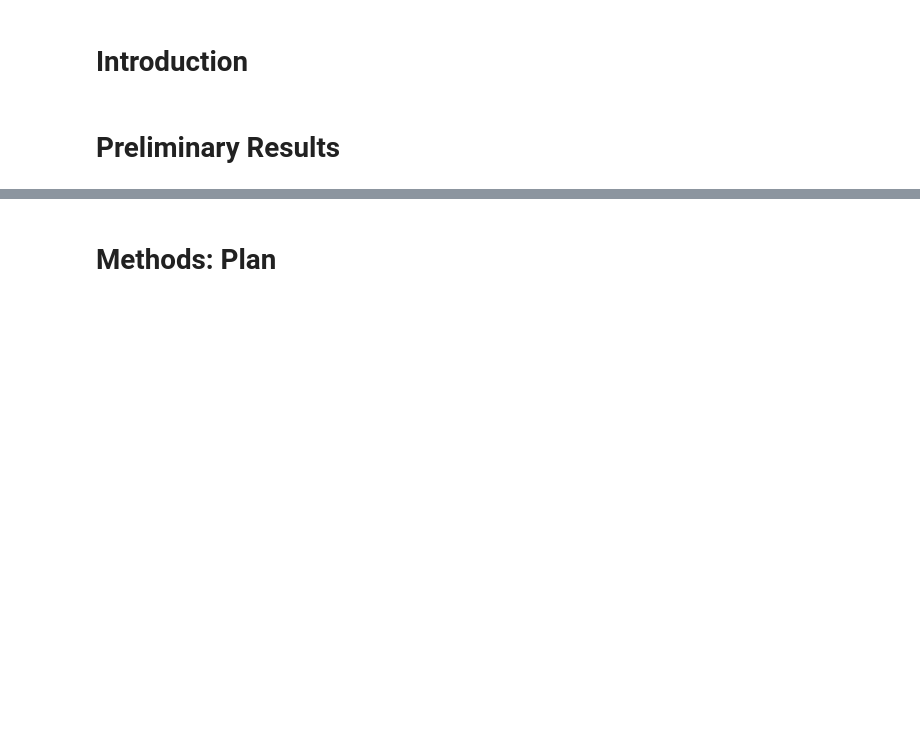
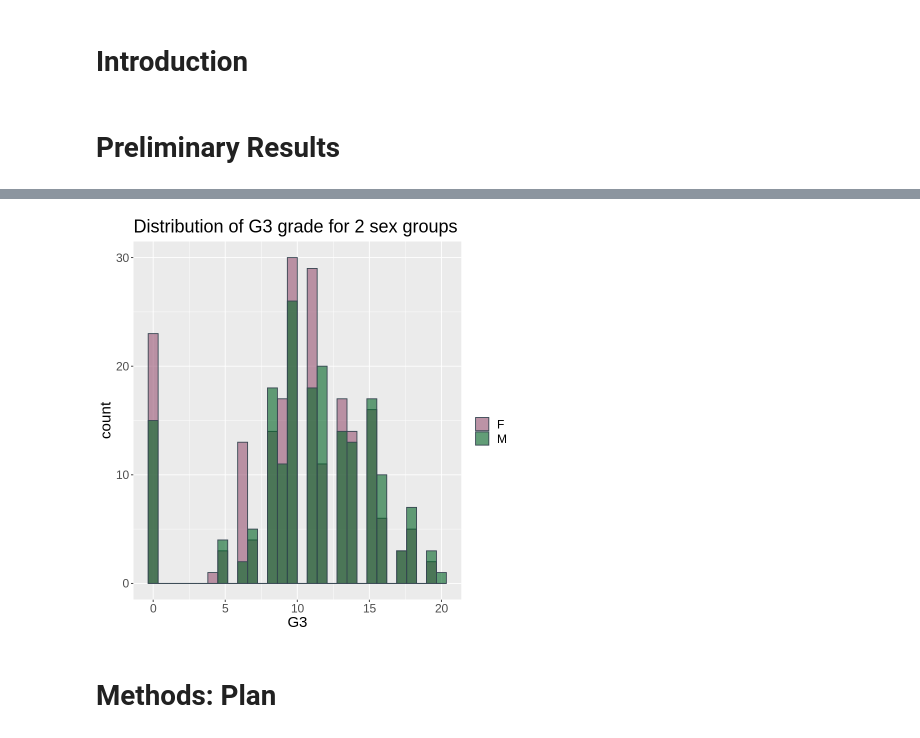
Before and after one commit to agoel25/stat_201_group_11, a Jupyter notebook: Proposal.ipynb, the cells around one changed output, grey strips where cells are left out. Drawn from its saved outputs; the diff is of its cells as text; code cells hidden in the pictures; blank space fills up the shorter version.

```diff
--- a/Proposal.ipynb
+++ b/Proposal.ipynb
@@ -12,0 +41,3 @@ Jialu Jin   24403594
+# %%
+grade <- read.csv("student-mat.csv", header=T, sep=";")
+head(grade)
@@ -13,3 +54,17 @@ Jialu Jin   24403594
+# %%
+G3grade <- grade %>%
+    select(sex,guardian,schoolsup,famsup,paid,higher,internet,romantic,G3)
+# %%
+histogram <- G3grade %>%
+    ggplot(aes(x = G3, fill = sex)) +
+    geom_histogram(bins=30, color="#374652", alpha=0.6, position = 'identity') +
+    scale_fill_manual(values=c("#985473", "#036425")) +
+    ggtitle("Distribution of G3 grade for 2 sex groups")+
+    labs(fill="") +
+    theme(text = element_text(size = 18))
+histogram
+# %% [output]
+[figure, added]
 # %% [markdown]
 # Methods: Plan
 # %% [markdown]
```
Also changed, not shown: parts of 2 cells of this notebook.
